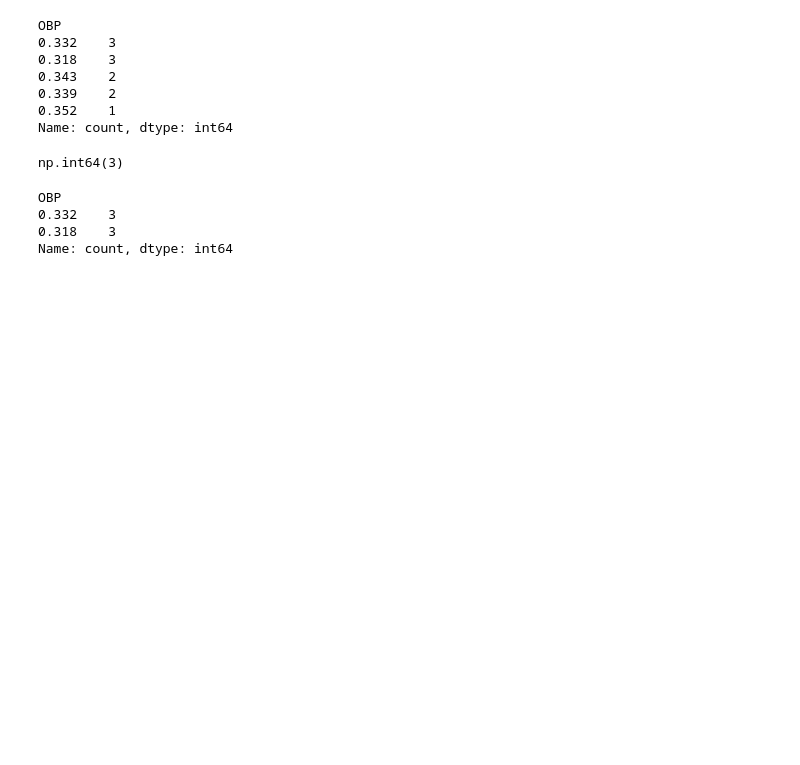
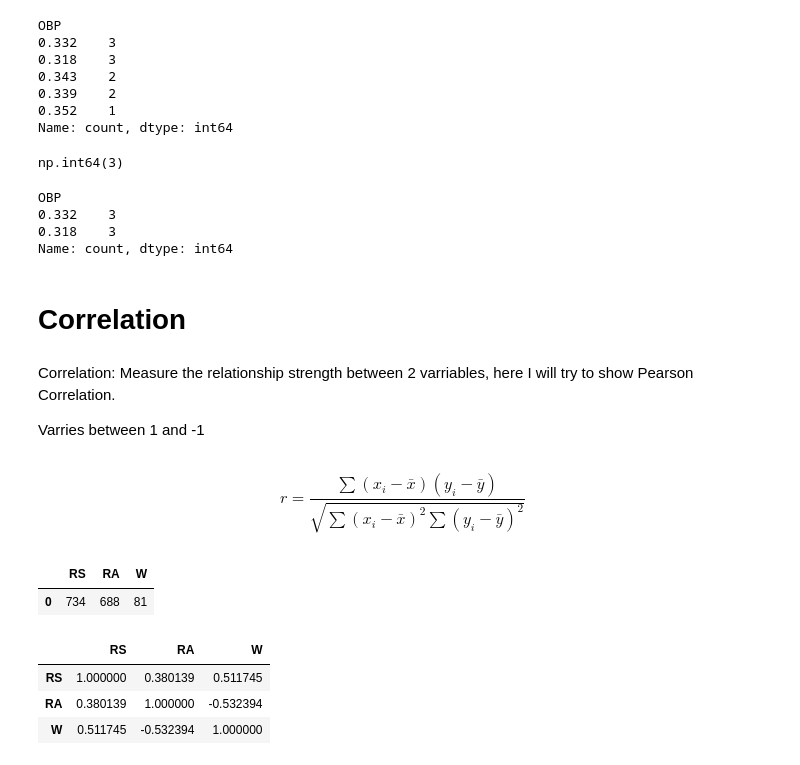
Before and after one commit to FarzanaAkhi/business-analysis-p1, a Jupyter notebook: notebooks/basic_statistics.ipynb, the cells around one changed output. Saved outputs shown, nothing was run; the diff lists cells and outputs as text; code cells hidden in the pictures; blank space fills up the shorter version.

```diff
--- a/notebooks/basic_statistics.ipynb
+++ b/notebooks/basic_statistics.ipynb
@@ -268,3 +269,30 @@ OBP
 0.332    3
 0.318    3
 Name: count, dtype: int64
+# %% [markdown]
+# Correlation
+# %% [markdown]
+Correlation: Measure the relationship strength between 2 varriables, here I will try to show Pearson Correlation.
+
+Varries between 1 and -1
+# %% [markdown]
+$$
+r = \frac{\sum (x_i - \bar{x})(y_i - \bar{y})}
+{\sqrt{\sum (x_i - \bar{x})^2 \sum (y_i - \bar{y})^2}}
+$$
+# %%
+#Variables
+df_correlation = data[["RS", "RA", "W"]]
+df_correlation.head(1)
+# %% [output]
+|  | RS | RA | W |
+| 0 | 734 | 688 | 81 |
+# %%
+#Correlation Matrix
+
+df_correlation.corr()
+# %% [output]
+|  | RS | RA | W |
+| RS | 1.000000 | 0.380139 | 0.511745 |
+| RA | 0.380139 | 1.000000 | -0.532394 |
+| W | 0.511745 | -0.532394 | 1.000000 |
```
Also changed, not shown: parts of 2 cells of this notebook.
